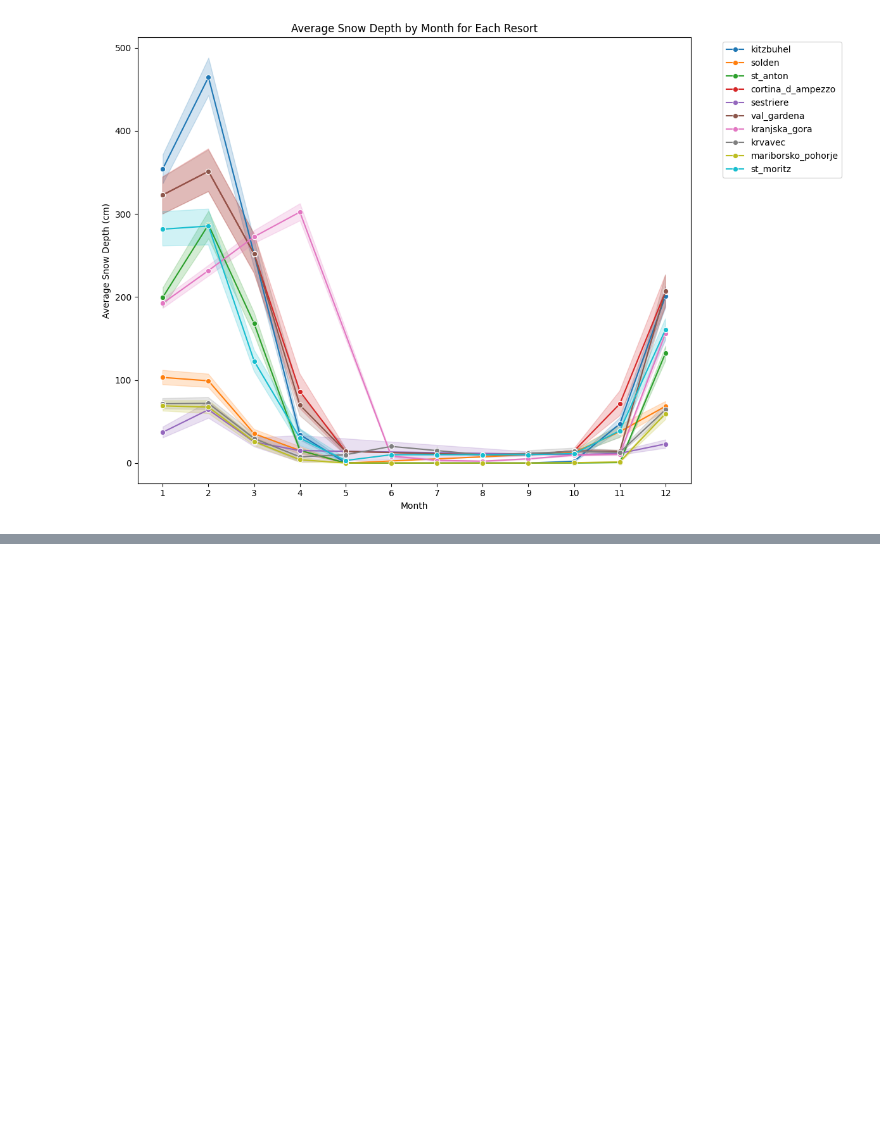
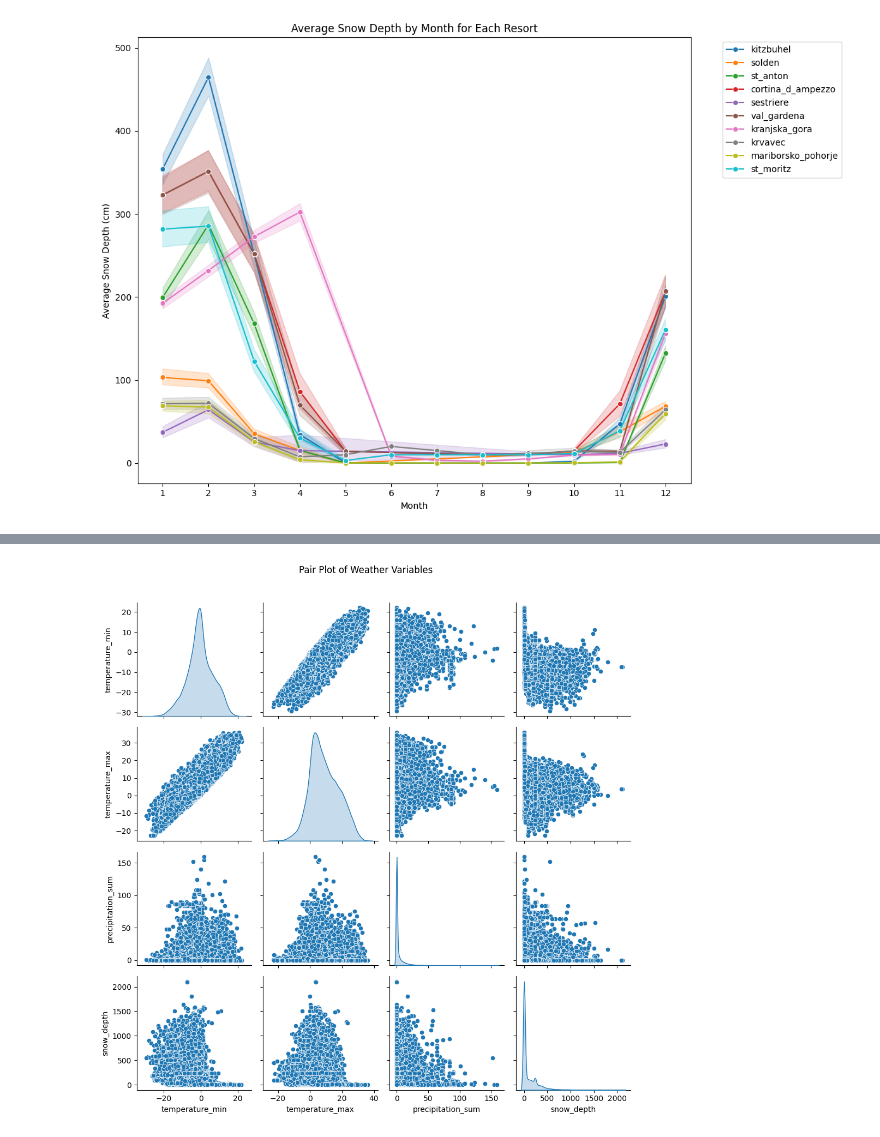
Before and after one commit to SamYatesSmith/SkiSnow, a Jupyter notebook: notebooks/exploratory_data_analysis.ipynb, the cells around one changed output, grey strips where cells are left out. Saved outputs shown, nothing was run; the diff lists cells and outputs as text; code cells hidden in the pictures; blank space fills up the shorter version.

```diff
--- a/notebooks/exploratory_data_analysis.ipynb
+++ b/notebooks/exploratory_data_analysis.ipynb
@@ -404,0 +494,7 @@ plt.show()
+# %%
+sns.pairplot(all_data[correlation_columns].dropna(), diag_kind='kde')
+plt.suptitle('Pair Plot of Weather Variables', y=1.02)
+plt.tight_layout()
+plt.show()
+# %% [output]
+[figure, added]
```
Also changed, not shown: parts of 31 cells of this notebook, 33 other files.
